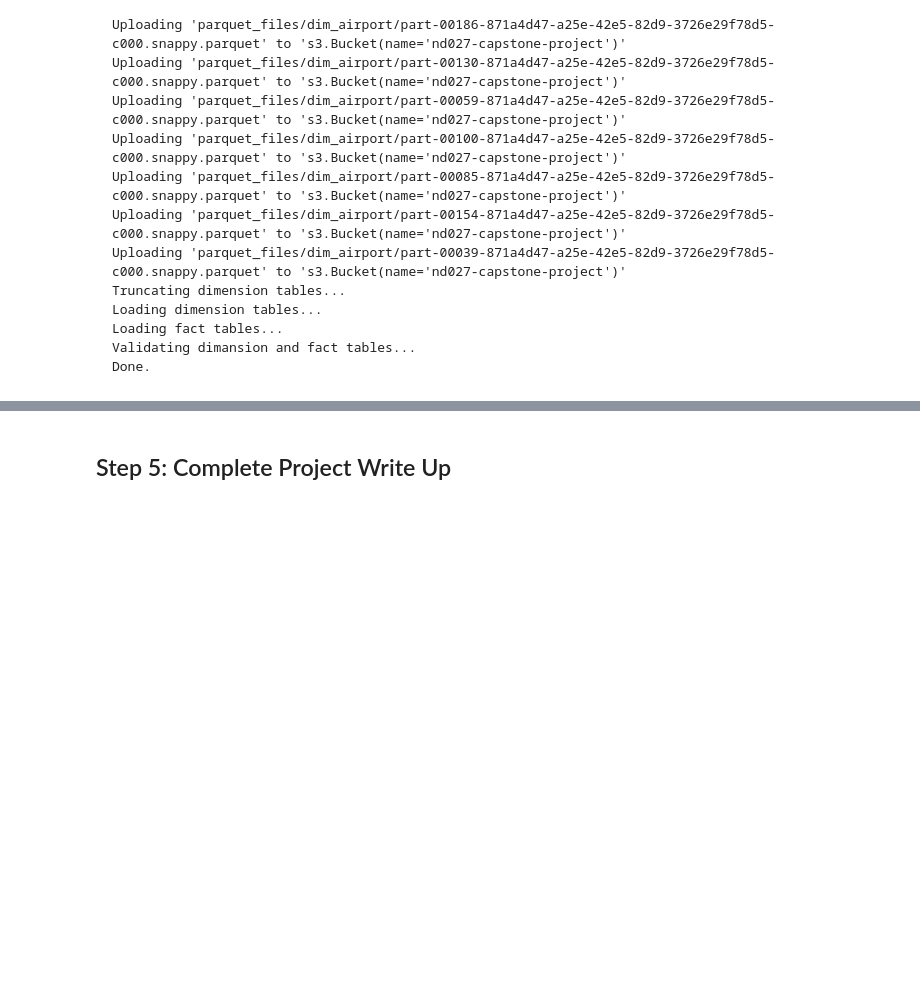
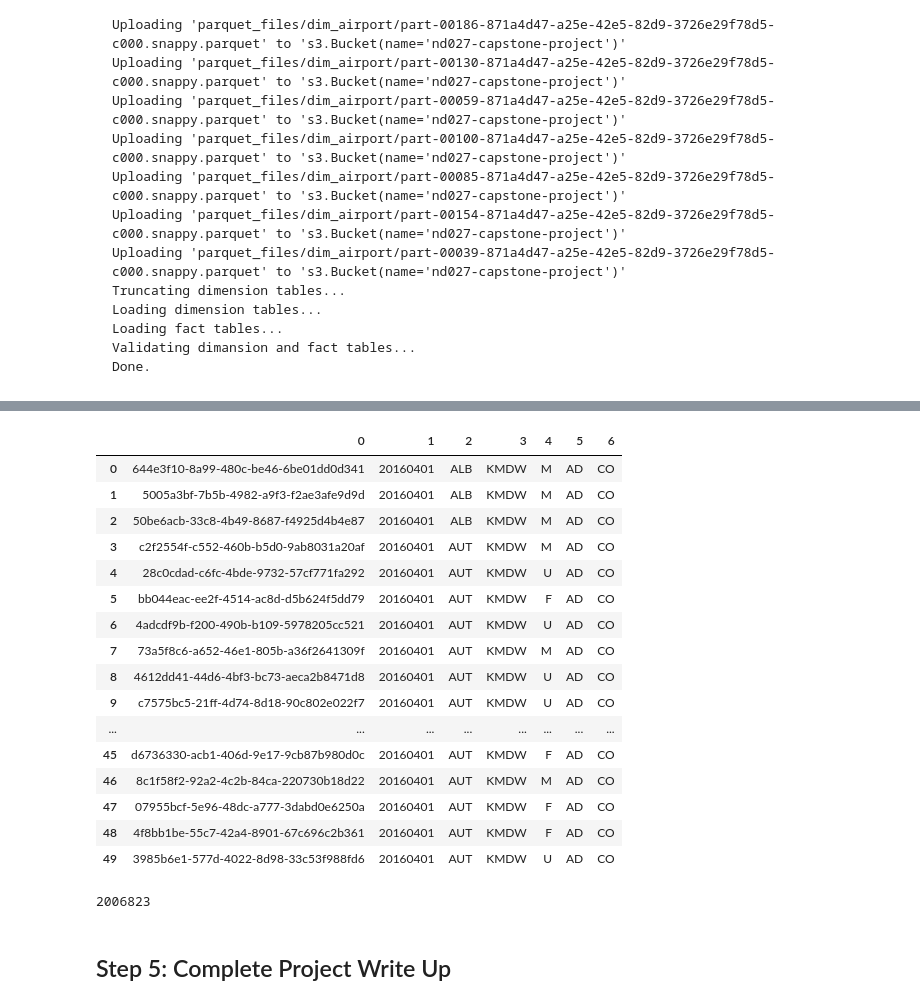
Before and after one commit to abarto/nd027-capstone-project, a Jupyter notebook: Data Engineering Nanodegree - Capstone Project.ipynb, the cells around one changed output, grey strips where cells are left out. Drawn from its saved outputs; the diff is of its cells as text; code cells hidden in the pictures; blank space fills up the shorter version.

```diff
--- a/Data Engineering Nanodegree - Capstone Project.ipynb
+++ b/Data Engineering Nanodegree - Capstone Project.ipynb
@@ -1671,0 +1674,5 @@ Done.
+# %%
+from configparser import ConfigParser
+config = ConfigParser()
+with open("etl.cfg", "r") as f:
+    config.read_file(f)
@@ -1671,0 +1682,4 @@ Done.
+# %%
+connection = get_connection(config)
+# %%
+cursor = connection.cursor()
@@ -1671,0 +1736,20 @@ Done.
+# %%
+pd.DataFrame(cursor.fetchall())
+# %% [output]
+|  | 0 | 1 | 2 | 3 | 4 | 5 | 6 |
+| 0 | 644e3f10-8a99-480c-be46-6be01dd0d341 | 20160401 | ALB | KMDW | M | AD | CO |
+| 1 | 5005a3bf-7b5b-4982-a9f3-f2ae3afe9d9d | 20160401 | ALB | KMDW | M | AD | CO |
+| 2 | 50be6acb-33c8-4b49-8687-f4925d4b4e87 | 20160401 | ALB | KMDW | M | AD | CO |
+| 3 | c2f2554f-c552-460b-b5d0-9ab8031a20af | 20160401 | AUT | KMDW | M | AD | CO |
+| 4 | 28c0cdad-c6fc-4bde-9732-57cf771fa292 | 20160401 | AUT | KMDW | U | AD | CO |
+| 5 | bb044eac-ee2f-4514-ac8d-d5b624f5dd79 | 20160401 | AUT | KMDW | F | AD | CO |
+| 6 | 4adcdf9b-f200-490b-b109-5978205cc521 | 20160401 | AUT | KMDW | U | AD | CO |
+| 7 | 73a5f8c6-a652-46e1-805b-a36f2641309f | 20160401 | AUT | KMDW | M | AD | CO |
+| 8 | 4612dd41-44d6-4bf3-bc73-aeca2b8471d8 | 20160401 | AUT | KMDW | U | AD | CO |
+| 9 | c7575bc5-21ff-4d74-8d18-90c802e022f7 | 20160401 | AUT | KMDW | U | AD | CO |
+| ... | ... | ... | ... | ... | ... | ... | ... |
+| 45 | d6736330-acb1-406d-9e17-9cb87b980d0c | 20160401 | AUT | KMDW | F | AD | CO |
+| 46 | 8c1f58f2-92a2-4c2b-84ca-220730b18d22 | 20160401 | AUT | KMDW | M | AD | CO |
+| 47 | 07955bcf-5e96-48dc-a777-3dabd0e6250a | 20160401 | AUT | KMDW | F | AD | CO |
+| 48 | 4f8bb1be-55c7-42a4-8901-67c696c2b361 | 20160401 | AUT | KMDW | F | AD | CO |
+| 49 | 3985b6e1-577d-4022-8d98-33c53f988fd6 | 20160401 | AUT | KMDW | U | AD | CO |
@@ -1672,3 +1758,7 @@ Done.
+# %%
+cursor.fetchone()[0]
+# %% [output]
+2006823
 # %% [markdown]
 ## Step 5: Complete Project Write Up
 # %% [markdown]
```
Also changed, not shown: parts of 10 cells of this notebook.
